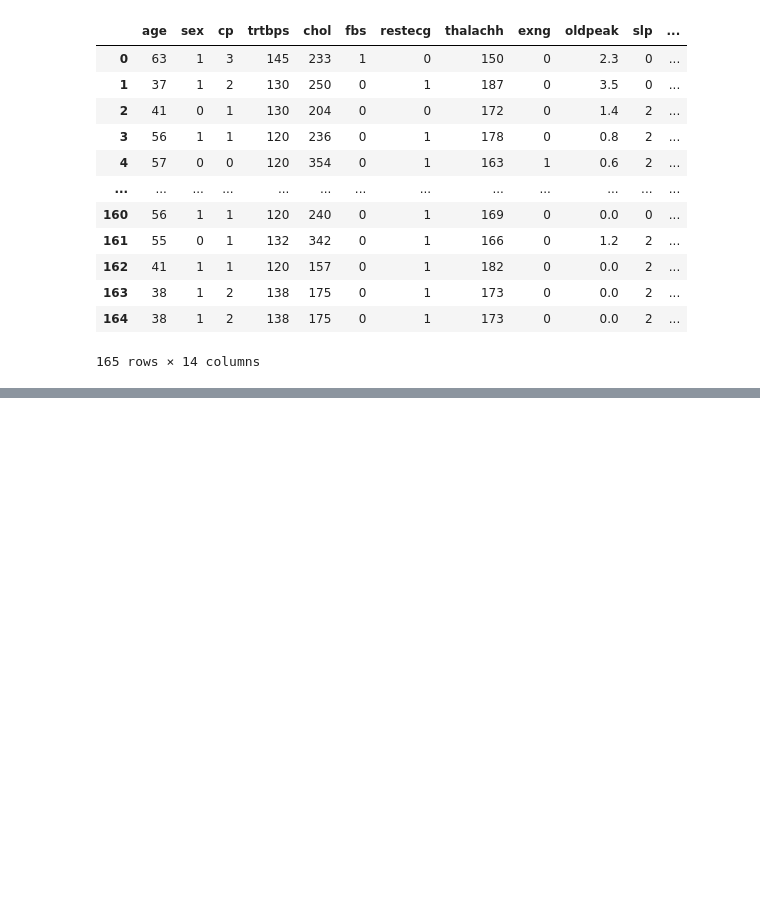
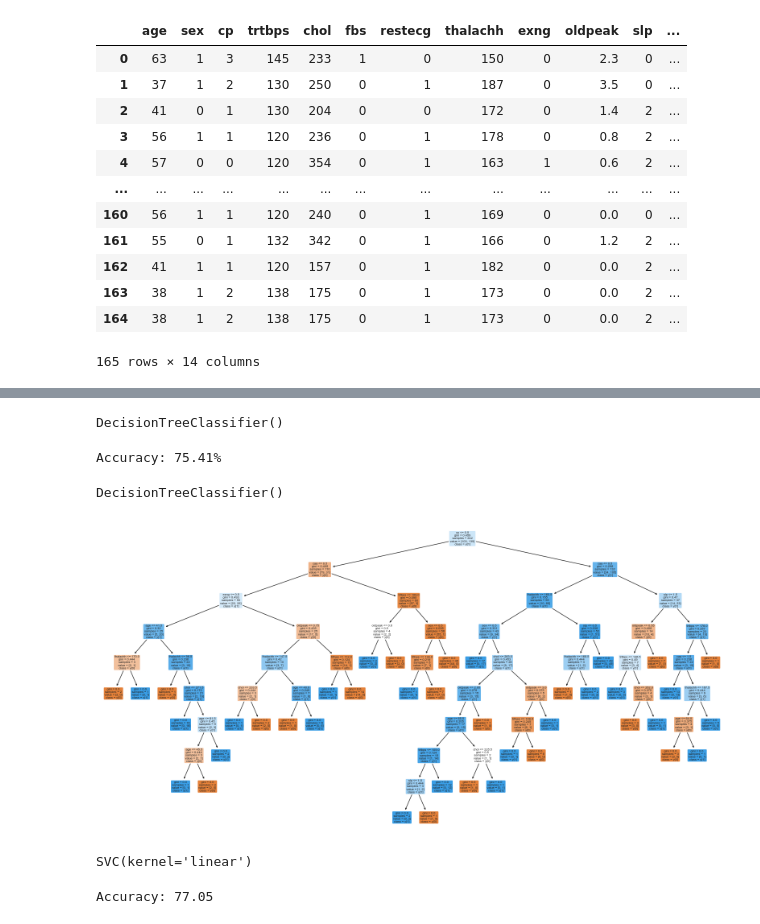
Before and after one commit to Marouan19/ML_Classification, a Jupyter notebook: classification.ipynb, the cells around one changed output, grey strips where cells are left out. Saved outputs shown, nothing was run; the diff lists cells and outputs as text; code cells hidden in the pictures; blank space fills up the shorter version.

```diff
--- a/classification.ipynb
+++ b/classification.ipynb
@@ -145,0 +216,3 @@ print('Le nombre total des personnes est :', len(data))
+# %%
+# Splitting the data into training and testing sets
+X_train, X_test, y_train, y_test = train_test_split(X, y, test_size=0.2, random_state=10)
@@ -145,0 +251,8 @@ print('Le nombre total des personnes est :', len(data))
+# %%
+# Initializing the Decision Tree Classifier
+clf = DecisionTreeClassifier()
+# %%
+# Training the Decision Tree Classifier
+clf.fit(X_train, y_train)
+# %% [output]
+DecisionTreeClassifier()
@@ -145,0 +262,36 @@ print('Le nombre total des personnes est :', len(data))
+# %%
+# Calculating the accuracy of the model
+accuracy = accuracy_score(y_test, y_pred)
+print(f"Accuracy: {accuracy * 100:.2f}%")
+# %% [output]
+Accuracy: 75.41%
+# %%
+# Create and fit the decision tree model
+model = DecisionTreeClassifier()
+model.fit(X_train, y_train)
+# %% [output]
+DecisionTreeClassifier()
+# %%
+# Visualize the decision tree
+plt.figure(figsize=(20, 10))
+plot_tree(model, filled=True, feature_names=data.columns[:-1], class_names=True, rounded=True)
+plt.show()
+# %% [output]
+[figure, added]
+# %%
+# Initialize the SVM classifier
+svm_model = SVC(kernel='linear')  # You can change the kernel as needed (linear, rbf, etc.)
+
+# Train the SVM model
+svm_model.fit(X_train, y_train)
+# %% [output]
+SVC(kernel='linear')
+# %%
+# Make predictions on the test set
+y_pred = svm_model.predict(X_test)
+
+# Evaluate the accuracy
+accuracy = accuracy_score(y_test, y_pred)
+print(f"Accuracy: {accuracy*100:.2f}")
+# %% [output]
+Accuracy: 77.05
```
Also changed, not shown: parts of 20 cells of this notebook.
